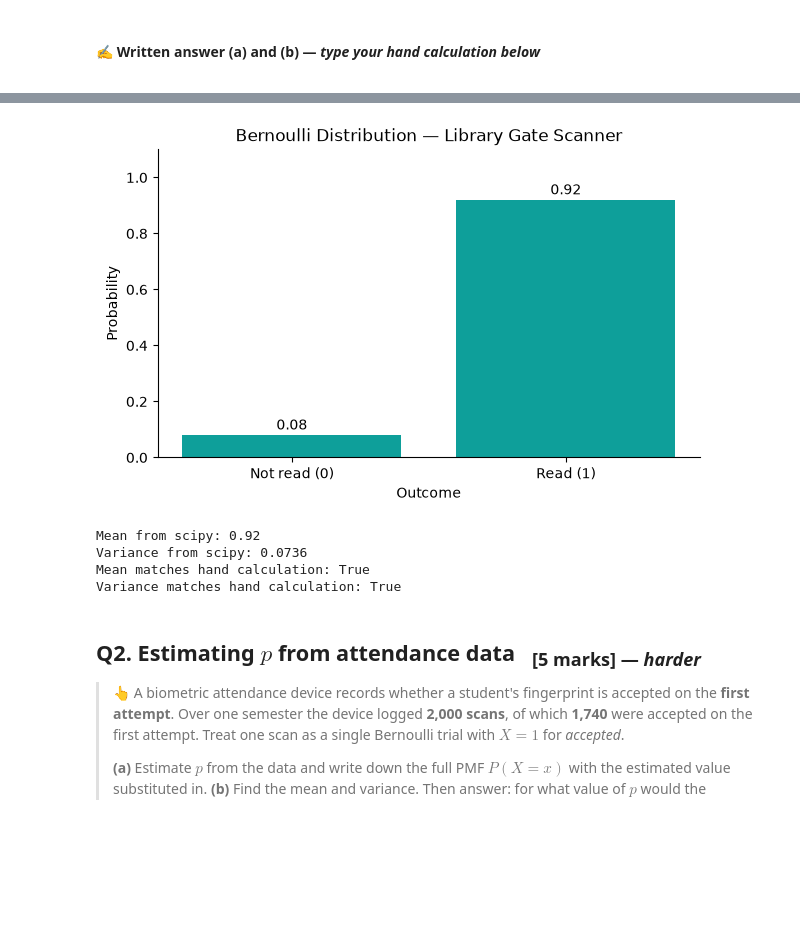
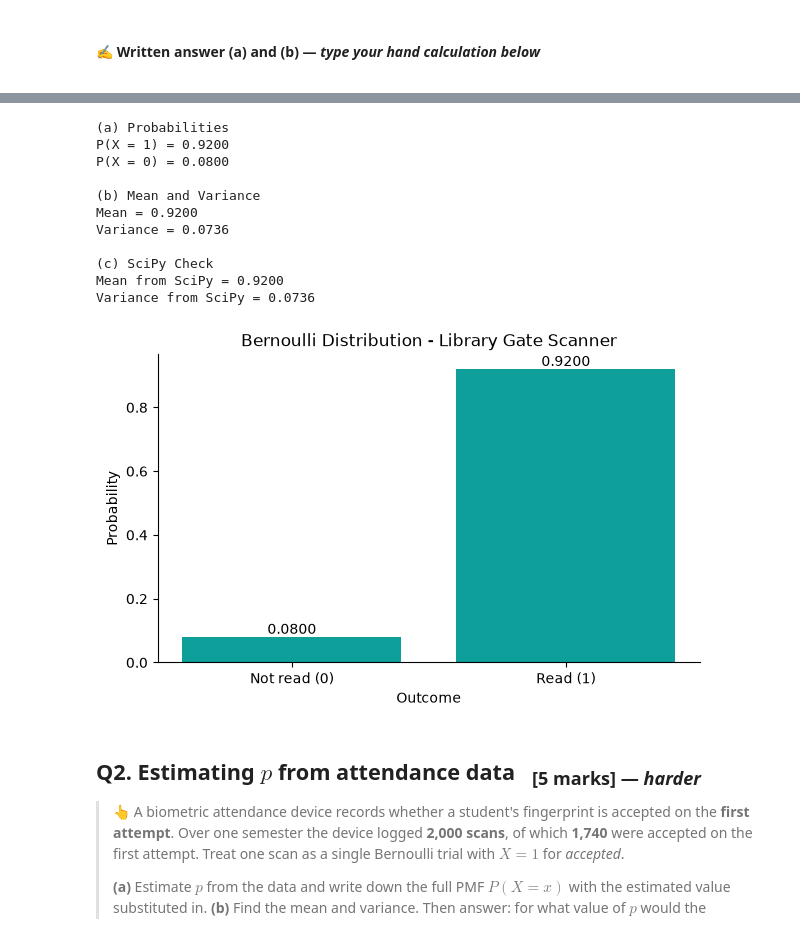
Before and after one commit to ddivya-c/DS-datascience, a Jupyter notebook: LAB 4B/Lab-4-b-Assignment.ipynb, the cells around one changed output, grey strips where cells are left out. Drawn from its saved outputs; the diff is of its cells as text; code cells hidden in the pictures; blank space fills up the shorter version.

```diff
--- a/LAB 4B/Lab-4-b-Assignment.ipynb
+++ b/LAB 4B/Lab-4-b-Assignment.ipynb
@@ -135,54 +121,63 @@ SyntaxError: invalid character '×' (U+00D7) (1075990957.py, line 35)
 # %%
 # ✏️ WRITE YOUR CODE HERE
 # ------------------------------------------------------------
-# Part A — Bernoulli Distribution
-# Q1(c) — Library Gate Scanner
+# Q1 — Bernoulli Distribution: Library Gate Scanner
 
+# Given
 p = 0.92
-x = np.array([0, 1])
 
+# (a) Probabilities
+P_X1 = p
+P_X0 = 1 - p
+
+print("(a) Probabilities")
+print("P(X = 1) =", f"{P_X1:.4f}")
+print("P(X = 0) =", f"{P_X0:.4f}")
+
+# (b) Mean and Variance
+mean = p
+variance = p * (1 - p)
+
+print("\n(b) Mean and Variance")
+print("Mean =", f"{mean:.4f}")
+print("Variance =", f"{variance:.4f}")
+
+# (c) PMF and Plot
+x = [0, 1]
 pmf = stats.bernoulli.pmf(x, p)
 
-# Bar chart
 plt.bar(x, pmf, color=DISCRETE_COLOR)
 
-# X-axis labels
 plt.xticks(x, ["Not read (0)", "Read (1)"])
-
 plt.xlabel("Outcome")
 plt.ylabel("Probability")
-plt.title("Bernoulli Distribution — Library Gate Scanner")
+plt.title("Bernoulli Distribution - Library Gate Scanner")
 
-# Display probability values on top of each bar
-for i, value in enumerate(pmf):
-    plt.text(x[i], value + 0.02, f"{value:.2f}", ha="center")
+# Probability values on bars
+for i, prob in zip(x, pmf):
+    plt.text(i, prob + 0.01, f"{prob:.4f}", ha="center")
 
-plt.ylim(0, 1.1)
+# Check mean and variance using scipy
+print("\n(c) SciPy Check")
+print("Mean from SciPy =", f"{stats.bernoulli.mean(p):.4f}")
+print("Variance from SciPy =", f"{stats.bernoulli.var(p):.4f}")
+
 plt.show()
 
-# Mean and variance using scipy
-mean_scipy = stats.bernoulli.mean(p)
-variance_scipy = stats.bernoulli.var(p)
-
-print("Mean from scipy:", mean_scipy)
-print("Variance from scipy:", variance_scipy)
-
-# Hand calculation values
-mean_hand = 0.92
-variance_hand = 0.0736
-
-# Check whether scipy values match hand calculations
-print("Mean matches hand calculation:", np.isclose(mean_scipy, mean_hand))
-print("Variance matches hand calculation:", np.isclose(variance_scipy, variance_hand))
-
-
 # ------------------------------------------------------------
 # %% [output]
+(a) Probabilities
+P(X = 1) = 0.9200
+P(X = 0) = 0.0800
+
+(b) Mean and Variance
+Mean = 0.9200
+Variance = 0.0736
+
+(c) SciPy Check
+Mean from SciPy = 0.9200
+Variance from SciPy = 0.0736
-[figure, old version]
+[figure, new version]
-Mean from scipy: 0.92
-Variance from scipy: 0.0736
-Mean matches hand calculation: True
-Variance matches hand calculation: True
 # %% [markdown]
 ## Q2. Estimating $p$ from attendance data &nbsp;&nbsp;<sub>[5 marks] — *harder*</sub>
 
```
Also changed, not shown: parts of 23 cells of this notebook, 1 other file.
